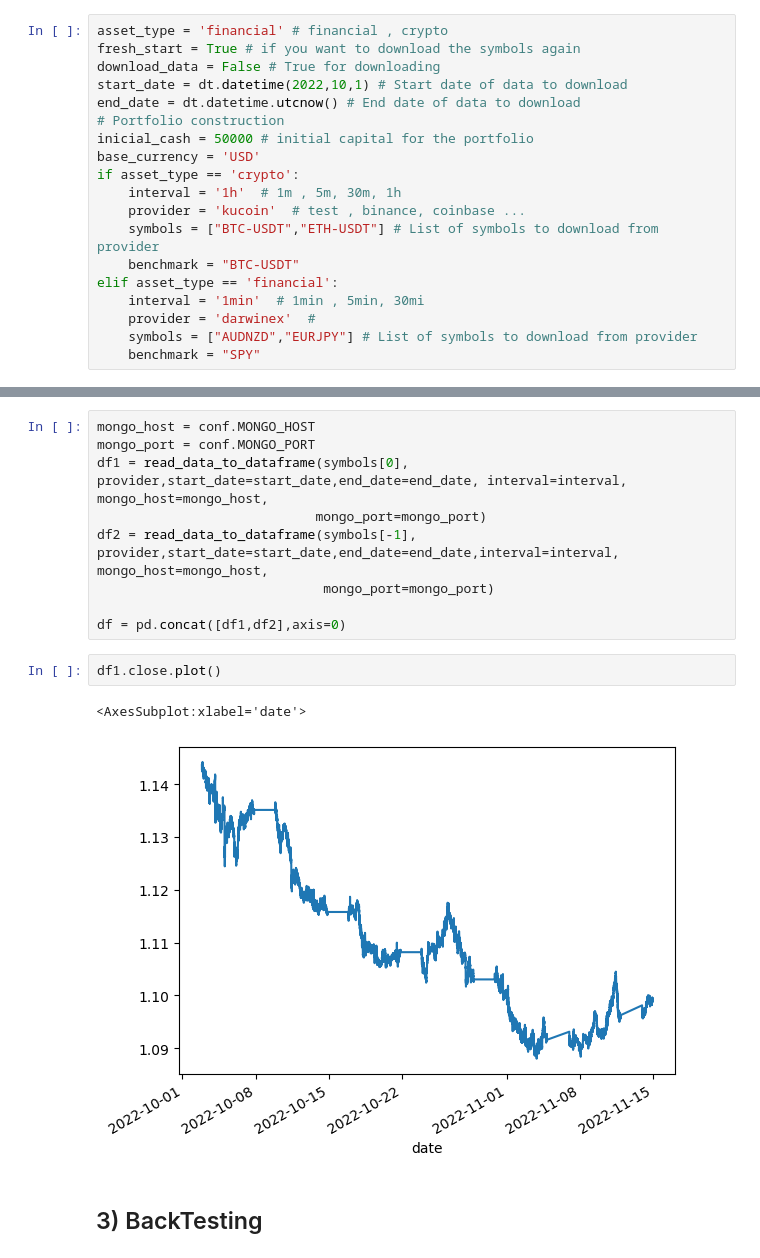
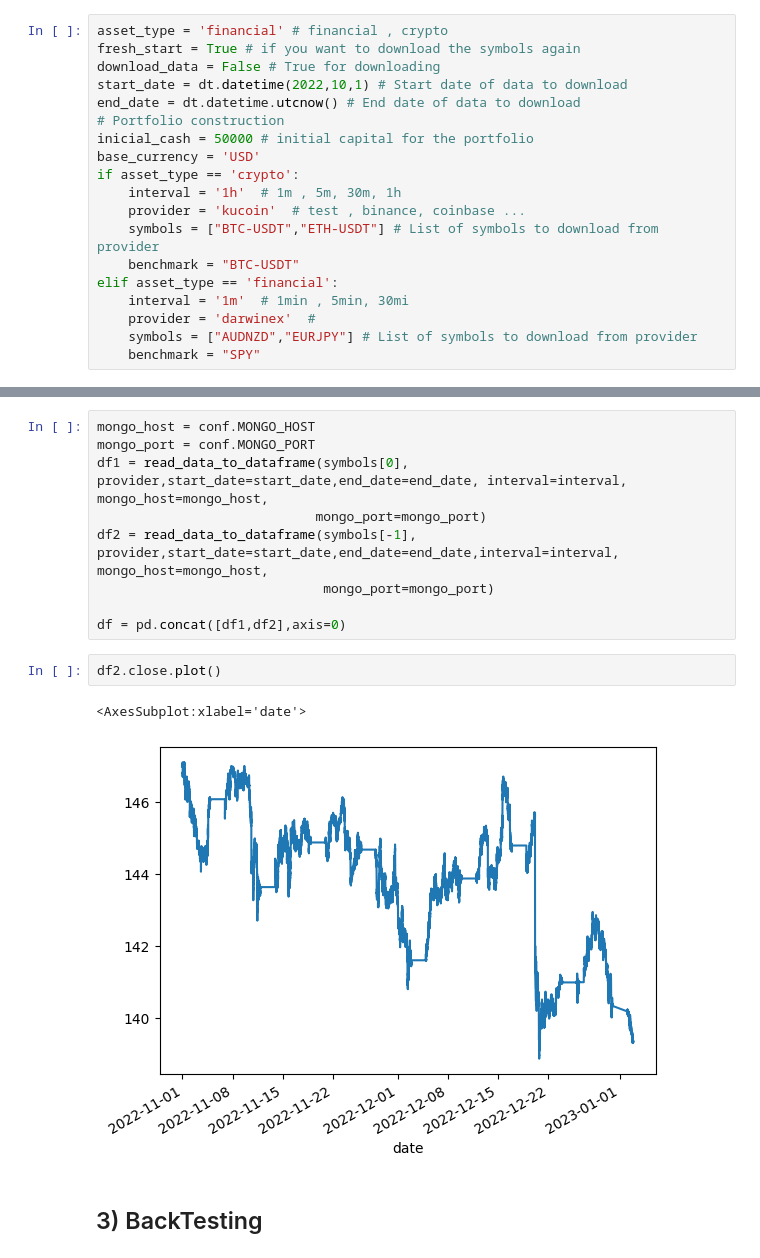
Before and after one commit to SmartLever/SmartBots, a Jupyter notebook: src/application/bots/backtesting.ipynb, the cells around one changed output, grey strips where cells are left out. Saved outputs shown, nothing was run; the diff lists cells and outputs as text.

```diff
--- a/src/application/bots/backtesting.ipynb
+++ b/src/application/bots/backtesting.ipynb
@@ -29,7 +29,7 @@ if asset_type == 'crypto':
     symbols = ["BTC-USDT","ETH-USDT"] # List of symbols to download from provider
     benchmark = "BTC-USDT"
 elif asset_type == 'financial':
-    interval = '1min'  # 1min , 5min, 30mi
+    interval = '1m'  # 1min , 5min, 30mi
     provider = 'darwinex'  #
     symbols = ["AUDNZD","EURJPY"] # List of symbols to download from provider
     benchmark = "SPY"
@@ -63,10 +63,10 @@ df2 = read_data_to_dataframe(symbols[-1], provider,start_date=start_date,end_dat
 
 df = pd.concat([df1,df2],axis=0)
 # %%
-df1.close.plot()
+df2.close.plot()
 # %% [output]
 <AxesSubplot:xlabel='date'>
-[figure, old version]
+[figure, new version]
 # %% [markdown]
 ## 3) BackTesting
 # %% [markdown]
```
Also changed, not shown: parts of 3 cells of this notebook, 6 other files.
